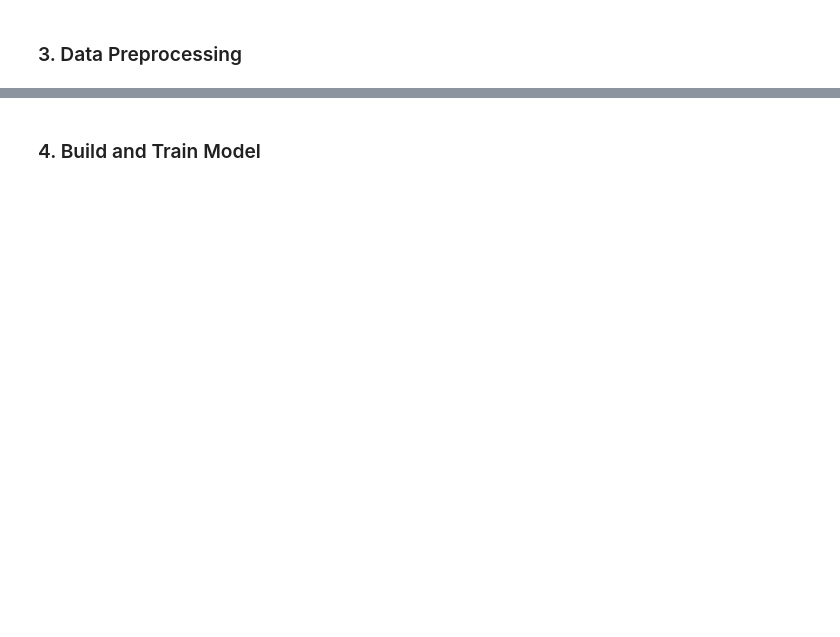
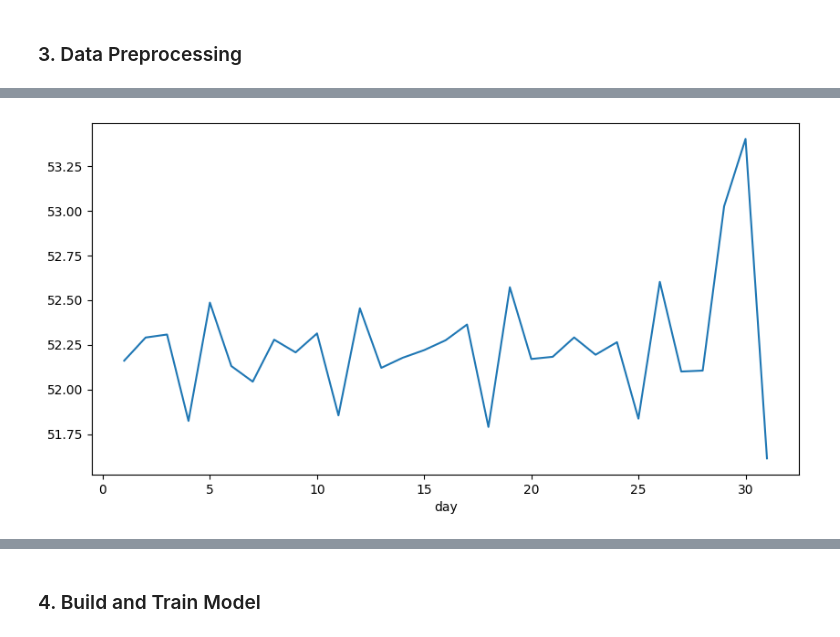
Before and after one commit to fatahrahimi330/100-Machine-Learning-Projects, a Jupyter notebook: 29-Inventory Demand Forecasting/inventory_demand_forecasting.ipynb, the cells around one changed output, grey strips where cells are left out. Drawn from its saved outputs; the diff is of its cells as text; code cells hidden in the pictures; blank space fills up the shorter version.

```diff
--- a/29-Inventory Demand Forecasting/inventory_demand_forecasting.ipynb
+++ b/29-Inventory Demand Forecasting/inventory_demand_forecasting.ipynb
@@ -20,0 +204,6 @@ df.tail()
+# %%
+plt.figure(figsize=(10, 5))
+df.groupby('day')['sales'].mean().plot()
+plt.show()
+# %% [output]
+[figure, added]
```
Also changed, not shown: parts of 37 cells of this notebook, 2 other files.
